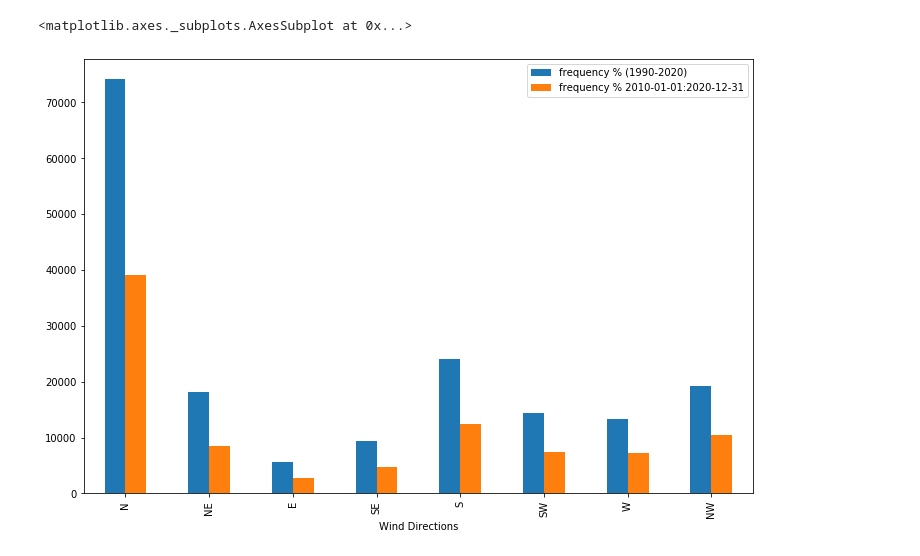
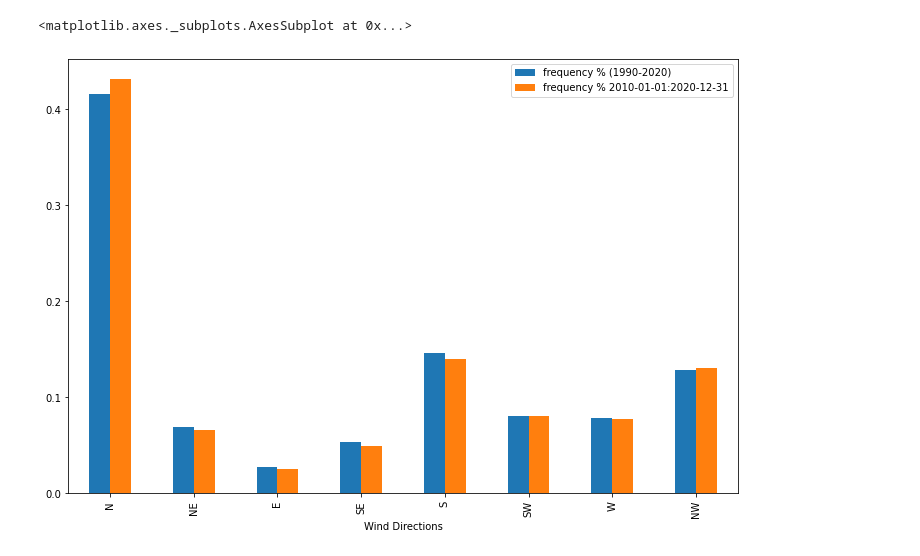
Before and after one commit to stelagirt/perifereia, a Jupyter notebook: vravrona_netcdf_stats_2.ipynb, the cells around one changed output. Saved outputs shown, nothing was run; the diff lists cells and outputs as text; code cells hidden in the pictures.

```diff
--- a/vravrona_netcdf_stats_2.ipynb
+++ b/vravrona_netcdf_stats_2.ipynb
@@ -25,8 +24,8 @@ def speedstats(dsspeed, percent=False):
 # %%
 def directionstats(dsdir, percent=False):
     dirlabels = ["N","NE", "E", "SE", "S", "SW", "W", "NW"]
-    dirgroup = dsdir.groupby("wind_dir_cat")
-    dircounts = dirgroup.count(...)["wind_dir"]
+    dirgroup = dsdir.groupby("direction")
+    dircounts = dirgroup.count(...)["angle"]
     if percent:
         alldscount = dsdir["speed"].count().item(0)
         dircounts = dircounts/alldscount
@@ -54,2 +32,0 @@ def wind_direction_disc(azim):
-# %%
-ds = xr.load_dataset('/mnt/storageapplications/data/PERIFEREIA_Attikis/Fire/P2_Lavreotiki/Wind/Input/era5/p2_1979_1983.grib')
@@ -95,6 +33,4 @@ Attributes:
-# %%
-ds['speed'] = np.sqrt(ds.u10**2+ds.v10**2)
-ds['wind_dir'] = 180 + (180 / math.pi) * np.arctan2(ds.u10, ds.v10)
-ds['wind_dir_cat'] = xr.apply_ufunc(wind_direction_disc, ds['wind_dir'],dask = 'allowed')
+# %%
+ds = xr.load_dataset("/home/aapostolakis/Documents/preprocess/1990_2020_speed_dir.nc")
 # %%
 dscell = ds.sel(latitude=slice(37.95,37.85), longitude=slice(23.85, 23.95))
@@ -127,10 +83,10 @@ dfplt.plot.bar(x='speed range (m/s)',  figsize=(12,8), logy=False)
 # %%
-lab1, dirs1 = directionstats(dscell, percent=False)
-lab2, dirs2 = directionstats(dstimerange, percent=False)
+lab1, dirs1 = directionstats(dscell, percent=True)
+lab2, dirs2 = directionstats(dstimerange, percent=True)
 dfplt=pd.DataFrame({"Wind Directions":lab1, "frequency % (1990-2020)":dirs1, "frequency %% %s:%s"%(start,end):dirs2, })
 dfplt.plot.bar(x="Wind Directions", figsize=(12,8))
 # %% [output]
 <matplotlib.axes._subplots.AxesSubplot at 0x...>
-[figure, old version]
+[figure, new version]
 # %%
 dirlab=["N","NE", "E", "SE", "S", "SW", "W", "NW"]
```
Also changed, not shown: parts of 35 cells of this notebook, 4 other files.
